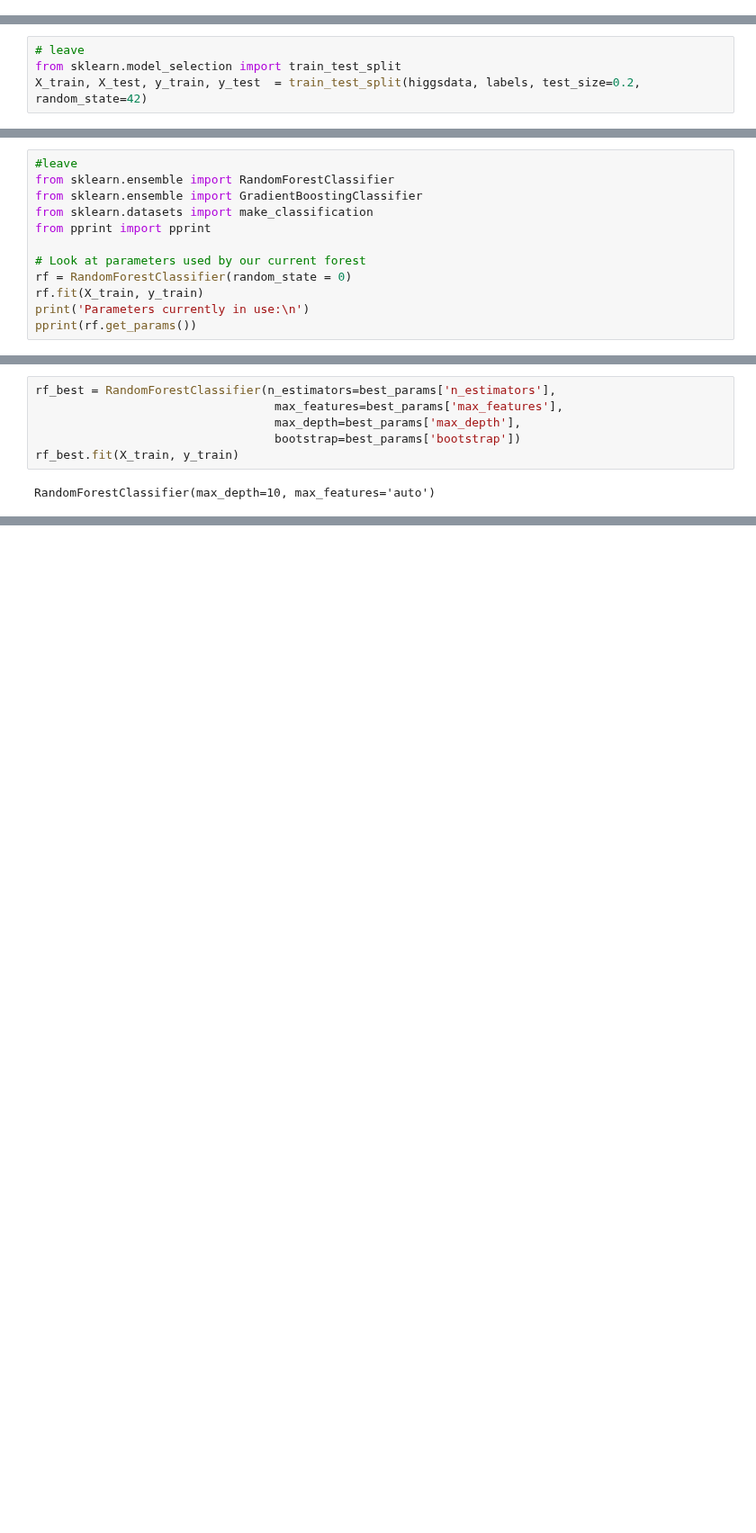
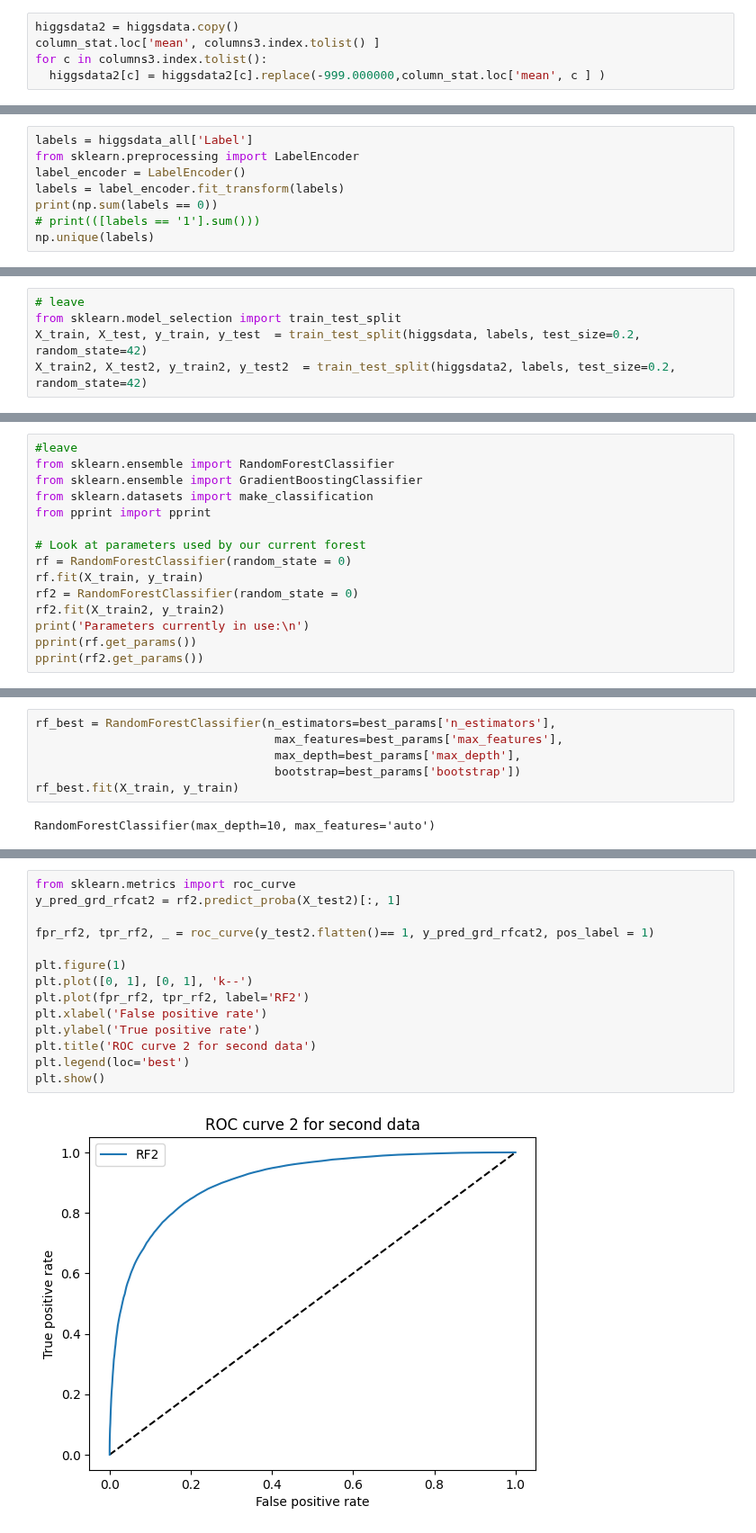
Before and after one commit to bivekpok/DSPS_BPokhrel, a Jupyter notebook: HW9/pokhrel_hw9.ipynb, the cells around one changed output, grey strips where cells are left out. Shown at 90% size. Saved outputs shown, nothing was run; the diff lists cells and outputs as text; blank space fills up the shorter version.

```diff
--- a/HW9/pokhrel_hw9.ipynb
+++ b/HW9/pokhrel_hw9.ipynb
@@ -140,0 +208,5 @@ Name: Label, Length: 250000, dtype: object
+# %%
+higgsdata2 = higgsdata.copy()
+column_stat.loc['mean', columns3.index.tolist() ]
+for c in columns3.index.tolist():
+  higgsdata2[c] = higgsdata2[c].replace(-999.000000,column_stat.loc['mean', c ] )
@@ -140,0 +246,8 @@ Name: Label, Length: 250000, dtype: object
+# %%
+labels = higgsdata_all['Label']
+from sklearn.preprocessing import LabelEncoder
+label_encoder = LabelEncoder()
+labels = label_encoder.fit_transform(labels)
+print(np.sum(labels == 0))
+# print(([labels == '1'].sum()))
+np.unique(labels)
@@ -158,6 +282,7 @@ Name: Weight, Length: 250000, dtype: float64
 # leave
 from sklearn.model_selection import train_test_split
 X_train, X_test, y_train, y_test  = train_test_split(higgsdata, labels, test_size=0.2, random_state=42)
+X_train2, X_test2, y_train2, y_test2  = train_test_split(higgsdata2, labels, test_size=0.2, random_state=42)
 # %% [markdown]
 - Use a Random Forest and a Gradiend Boosted Tree Classifier model to predict the label of the particles. get the score of the model on the training and test set and comment on the result for each model.
 # %%
@@ -170,8 +295,11 @@ from pprint import pprint
 # Look at parameters used by our current forest
 rf = RandomForestClassifier(random_state = 0)
 rf.fit(X_train, y_train)
+rf2 = RandomForestClassifier(random_state = 0)
+rf2.fit(X_train2, y_train2)
 print('Parameters currently in use:\n')
 pprint(rf.get_params())
+pprint(rf2.get_params())
 # %% [output]
 Parameters currently in use:
 
@@ -402,0 +589,16 @@ plt.show()
+# %%
+from sklearn.metrics import roc_curve
+y_pred_grd_rfcat2 = rf2.predict_proba(X_test2)[:, 1]
+
+fpr_rf2, tpr_rf2, _ = roc_curve(y_test2.flatten()== 1, y_pred_grd_rfcat2, pos_label = 1)
+
+plt.figure(1)
+plt.plot([0, 1], [0, 1], 'k--')
+plt.plot(fpr_rf2, tpr_rf2, label='RF2')
+plt.xlabel('False positive rate')
+plt.ylabel('True positive rate')
+plt.title('ROC curve 2 for second data')
+plt.legend(loc='best')
+plt.show()
+# %% [output]
+[figure, added]
```
Also changed, not shown: parts of 40 cells of this notebook.
